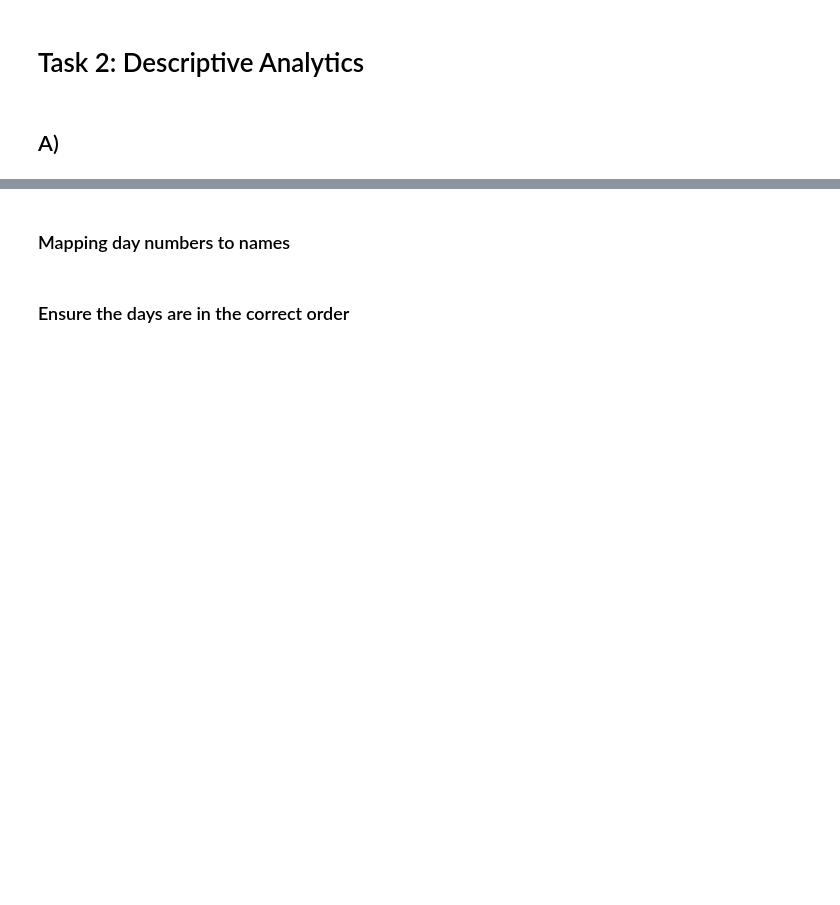
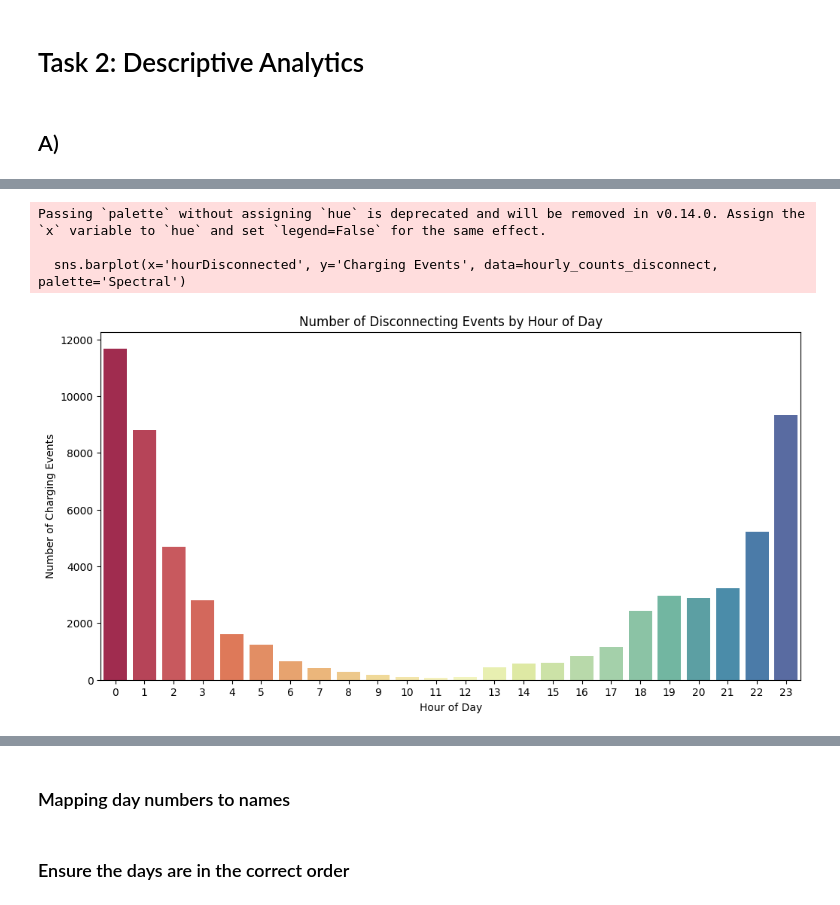
Before and after one commit to helloworldfromleo/AA, a Jupyter notebook: 03_Final_Submission.ipynb, the cells around one changed output, grey strips where cells are left out. Cells and saved outputs as stored; diff of their text form; code cells hidden in the pictures; blank space fills up the shorter version.

```diff
--- a/03_Final_Submission.ipynb
+++ b/03_Final_Submission.ipynb
@@ -335,0 +342,15 @@ Passing `palette` without assigning `hue` is deprecated and will be removed in v
+# %%
+hourly_counts_disconnect = df.groupby('hourDisconnected').size().reset_index(name='Charging Events')
+
+plt.figure(figsize=(12, 6))
+sns.barplot(x='hourDisconnected', y='Charging Events', data=hourly_counts_disconnect, palette='Spectral')
+plt.title('Number of Disconnecting Events by Hour of Day')
+plt.xlabel('Hour of Day')
+plt.ylabel('Number of Charging Events')
+plt.xticks(range(0, 24))
+plt.show()
+# %% [output]
+Passing `palette` without assigning `hue` is deprecated and will be removed in v0.14.0. Assign the `x` variable to `hue` and set `legend=False` for the same effect.
+
+  sns.barplot(x='hourDisconnected', y='Charging Events', data=hourly_counts_disconnect, palette='Spectral')
+[figure, added]
```
Also changed, not shown: parts of 6 cells of this notebook.
